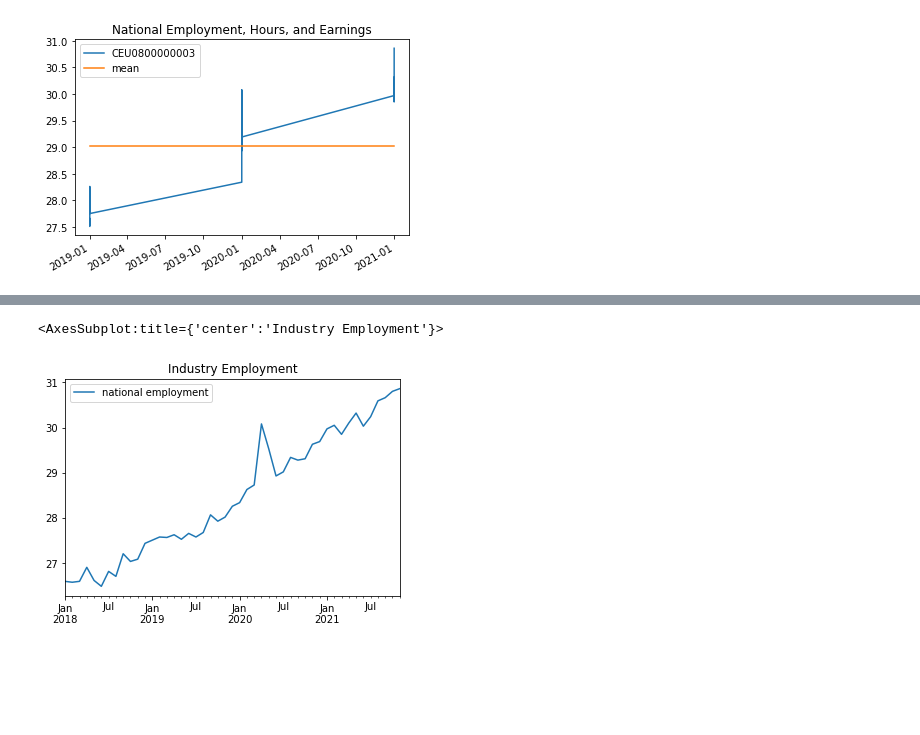
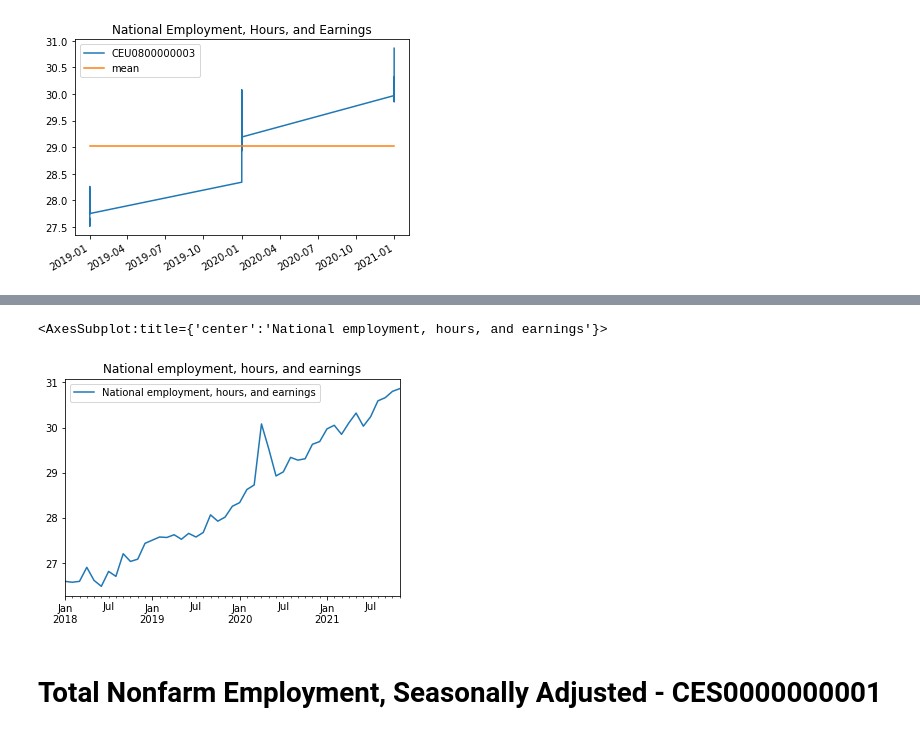
Before and after one commit to Quezadajl/Capstone, a Jupyter notebook: Notebooks/Employment_Data.ipynb, the cells around one changed output, grey strips where cells are left out. Saved outputs shown, nothing was run; the diff lists cells and outputs as text; code cells hidden in the pictures; blank space fills up the shorter version.

```diff
--- a/Notebooks/Employment_Data.ipynb
+++ b/Notebooks/Employment_Data.ipynb
@@ -126,6 +132,8 @@ ValueError: Length of passed values is 46, index implies 47.
 # %%
 # Simple line plot of the data
-df.plot(title='Industry Employment')
+df.plot(title='National employment, hours, and earnings')
 # %% [output]
-<AxesSubplot:title={'center':'Industry Employment'}>
+<AxesSubplot:title={'center':'National employment, hours, and earnings'}>
-[figure, old version]
+[figure, new version]
+# %% [markdown]
+# Total Nonfarm Employment, Seasonally Adjusted - CES0000000001
```
Also changed, not shown: parts of 5 cells of this notebook, 1 other file.
